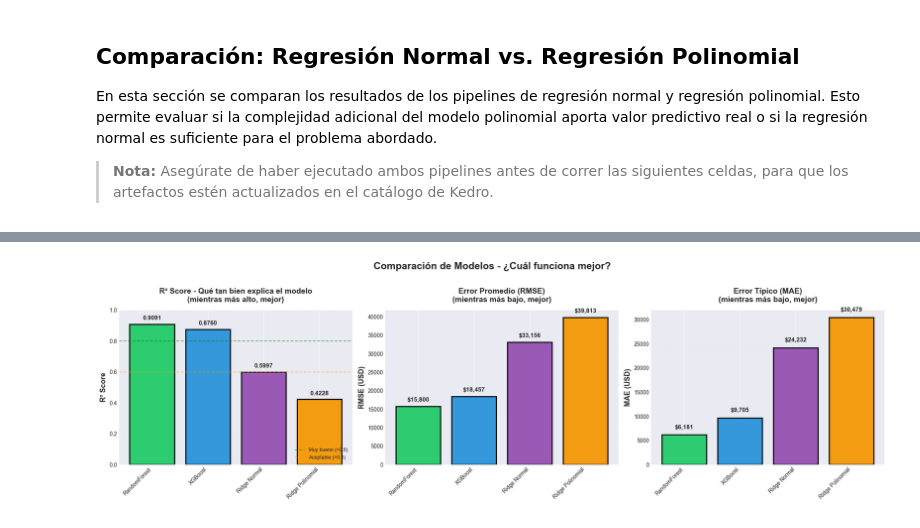
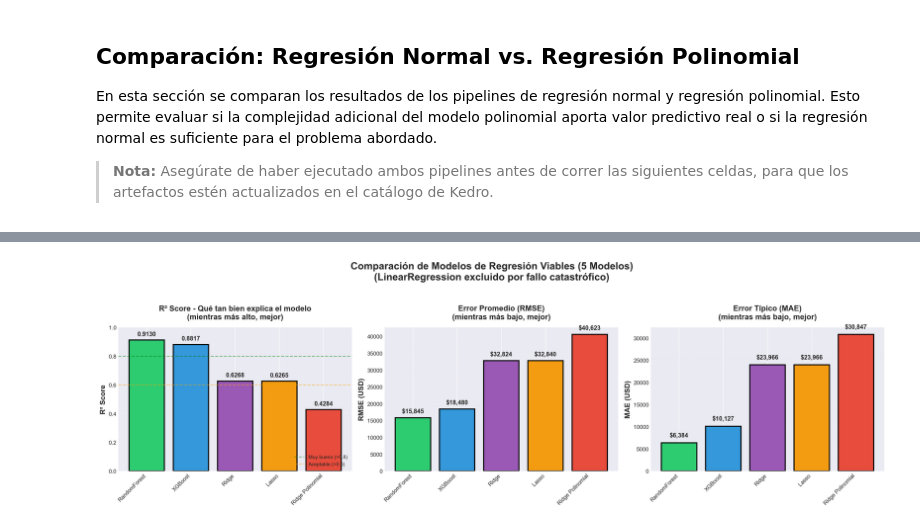
Before and after one commit to HecAguilaV/ML_Analisis_Ecosistema_Dev, a Jupyter notebook: notebooks/02_analisis_de_resultados.ipynb, the cells around one changed output, grey strips where cells are left out. Cells and saved outputs as stored; diff of their text form; code cells hidden in the pictures.

```diff
--- a/notebooks/02_analisis_de_resultados.ipynb
+++ b/notebooks/02_analisis_de_resultados.ipynb
@@ -698,43 +1011,49 @@ ANÁLISIS COMPARATIVO: REGRESIÓN NORMAL VS REGRESIÓN POLINOMIAL
 ================================================================================
 # %%
-# ========== VISUALIZACIÓN ADICIONAL: COMPARACIÓN LADO A LADO ==========
+# ========== VISUALIZACIÓN ADICIONAL: COMPARACIÓN LADO A LADO (5 MODELOS VIABLES) ==========
 
+import matplotlib.pyplot as plt
 import numpy as np
-import matplotlib.pyplot as plt
 import pandas as pd
 
-# Preparar datos de los 4 modelos (sin LightGBM en regresión)
-modelos_comparacion = ['RandomForest', 'XGBoost', 'Ridge Normal', 'Ridge Polinomial']
+# Preparar datos de los 5 MODELOS VIABLES (4 normales + 1 polinomial, excluir LinearRegression)
+modelos_comparacion = ['RandomForest', 'XGBoost', 'Ridge', 'Lasso', 'Ridge Polinomial']
 r2_values = [
     metrics_regresion['RandomForestRegressor_model']['r2'],
     metrics_regresion['XGBRegressor_model']['r2'],
     metrics_regresion['Ridge_model']['r2'],
+    metrics_regresion['Lasso_model']['r2'],
     metrics_ridge_poly['r2']
 ]
 rmse_values = [
     metrics_regresion['RandomForestRegressor_model']['rmse'],
     metrics_regresion['XGBRegressor_model']['rmse'],
     metrics_regresion['Ridge_model']['rmse'],
+    metrics_regresion['Lasso_model']['rmse'],
     metrics_ridge_poly['rmse']
 ]
 mae_values = [
     metrics_regresion['RandomForestRegressor_model']['mae'],
     metrics_regresion['XGBRegressor_model']['mae'],
     metrics_regresion['Ridge_model']['mae'],
+    metrics_regresion['Lasso_model']['mae'],
     metrics_ridge_poly['mae']
 ]
 
 # Crear figura con 3 subplots
 fig, axes = plt.subplots(1, 3, figsize=(20, 6))
-# Colores modernos para cada modelo (5 modelos ahora)
+
+fig.suptitle('Comparación de Modelos de Regresión Viables (5 Modelos)\n(LinearRegression excluido por fallo catastrófico)',
+             fontsize=18, weight='bold', y=1.05)
+
+# Colores modernos para cada modelo (5 modelos: 4 normales + 1 experimental)
 colores = ['#2ECC71', '#3498DB', '#9B59B6', '#F39C12', '#E74C3C']
 
-fig.suptitle('Comparación de Modelos - ¿Cuál funciona mejor?',
-             fontsize=18, weight='bold', y=1.02)
-
-# Colores modernos para cada modelo (4 modelos)
+# --- Subplot 1: R² Score (MÁS ALTO ES MEJOR) ---
 ax1 = axes[0]
-bars1 = ax1.bar(modelos_comparacion, r2_values, color=colores, edgecolor='black', linewidth=2)
+bars1 = ax1.bar(range(len(modelos_comparacion)), r2_values, color=colores, edgecolor='black', linewidth=2)
+ax1.set_xticks(range(len(modelos_comparacion)))
+ax1.set_xticklabels(modelos_comparacion, rotation=45, ha='right')
 ax1.set_ylabel('R² Score', fontsize=13, weight='bold')
 ax1.set_title('R² Score - Qué tan bien explica el modelo\n(mientras más alto, mejor)', fontsize=14, weight='bold', pad=15)
 ax1.set_ylim(0, 1)
@@ -749,12 +1068,11 @@ for i, (bar, value) in enumerate(zip(bars1, r2_values)):
     ax1.text(bar.get_x() + bar.get_width()/2., height + 0.02,
              f'{value:.4f}', ha='center', va='bottom', fontsize=11, weight='bold')
 
-# Rotar etiquetas del eje X
-ax1.set_xticklabels(modelos_comparacion, rotation=45, ha='right')
-
 # --- Subplot 2: RMSE (MÁS BAJO ES MEJOR) ---
 ax2 = axes[1]
-bars2 = ax2.bar(modelos_comparacion, rmse_values, color=colores, edgecolor='black', linewidth=2)
+bars2 = ax2.bar(range(len(modelos_comparacion)), rmse_values, color=colores, edgecolor='black', linewidth=2)
+ax2.set_xticks(range(len(modelos_comparacion)))
+ax2.set_xticklabels(modelos_comparacion, rotation=45, ha='right')
 ax2.set_ylabel('RMSE (USD)', fontsize=13, weight='bold')
 ax2.set_title('Error Promedio (RMSE)\n(mientras más bajo, mejor)', fontsize=14, weight='bold', pad=15)
 ax2.grid(axis='y', alpha=0.3, linestyle='--')
@@ -765,12 +1083,11 @@ for i, (bar, value) in enumerate(zip(bars2, rmse_values)):
     ax2.text(bar.get_x() + bar.get_width()/2., height + 1000,
              f'${value:,.0f}', ha='center', va='bottom', fontsize=11, weight='bold')
 
-# Rotar etiquetas del eje X
-ax2.set_xticklabels(modelos_comparacion, rotation=45, ha='right')
-
 # --- Subplot 3: MAE (MÁS BAJO ES MEJOR) ---
 ax3 = axes[2]
-bars3 = ax3.bar(modelos_comparacion, mae_values, color=colores, edgecolor='black', linewidth=2)
+bars3 = ax3.bar(range(len(modelos_comparacion)), mae_values, color=colores, edgecolor='black', linewidth=2)
+ax3.set_xticks(range(len(modelos_comparacion)))
+ax3.set_xticklabels(modelos_comparacion, rotation=45, ha='right')
 ax3.set_ylabel('MAE (USD)', fontsize=13, weight='bold')
 ax3.set_title('Error Típico (MAE)\n(mientras más bajo, mejor)', fontsize=14, weight='bold', pad=15)
 ax3.grid(axis='y', alpha=0.3, linestyle='--')
@@ -781,18 +1098,15 @@ for i, (bar, value) in enumerate(zip(bars3, mae_values)):
     ax3.text(bar.get_x() + bar.get_width()/2., height + 1000,
              f'${value:,.0f}', ha='center', va='bottom', fontsize=11, weight='bold')
 
-# Rotar etiquetas del eje X
-ax3.set_xticklabels(modelos_comparacion, rotation=45, ha='right')
-
 plt.tight_layout()
 plt.show()
 
-# ========== TABLA RESUMEN COMPARATIVA ==========
+# ========== TABLA RESUMEN COMPARATIVA DE LOS 5 MODELOS VIABLES ==========
 print("\n" + "="*85)
-print("RESUMEN: ¿Cuál modelo es el ganador?")
+print("RESUMEN: Ranking de los 5 modelos de regresión VIABLES (4 normales + 1 polinomial)")
 print("="*85)
 
-# Crear tabla resumen
+# Crear tabla resumen (SIN LinearRegression)
 df_resumen = pd.DataFrame({
     'Modelo': modelos_comparacion,
     'R² Score': r2_values,
@@ -800,7 +1114,7 @@ df_resumen = pd.DataFrame({
     'MAE (USD)': mae_values
 })
 
-# Calcular ranking (1 = mejor, 4 = peor)
+# Calcular ranking (1 = mejor, 5 = peor)
 df_resumen['Ranking R²'] = df_resumen['R² Score'].rank(ascending=False).astype(int)
 df_resumen['Ranking RMSE'] = df_resumen['RMSE (USD)'].rank(ascending=True).astype(int)
 df_resumen['Ranking MAE'] = df_resumen['MAE (USD)'].rank(ascending=True).astype(int)
@@ -823,22 +1137,37 @@ for idx, row in df_resumen.iterrows():
         indicador = "[2]"
     elif len(rankings_unicos) > 2 and row['Ranking Promedio'] == rankings_unicos[2]:
         indicador = "[3]"
+    elif len(rankings_unicos) > 3 and row['Ranking Promedio'] == rankings_unicos[3]:
+        indicador = "[4]"
     else:
-        indicador = "[4]"
+        indicador = "[5]"
 
     print(f"\n{indicador} {row['Modelo']}")
     print(f"   R² Score:      {row['R² Score']:.4f}  (Ranking: {row['Ranking R²']}/5)")
     print(f"   RMSE:          ${row['RMSE (USD)']:,.0f}  (Ranking: {row['Ranking RMSE']}/5)")
     print(f"   MAE:           ${row['MAE (USD)']:,.0f}  (Ranking: {row['Ranking MAE']}/5)")
-    print(f"   R² Score:      {row['R² Score']:.4f}  (Ranking: {row['Ranking R²']}/4)")
-    print(f"   RMSE:          ${row['RMSE (USD)']:,.0f}  (Ranking: {row['Ranking RMSE']}/4)")
-    print(f"   MAE:           ${row['MAE (USD)']:,.0f}  (Ranking: {row['Ranking MAE']}/4)")
-    print(f"   Ranking Total: {row['Ranking Promedio']:.2f}/4  {'** MEJOR MODELO **' if row['Ranking Promedio'] == rankings_unicos[0] else ''}")
+    print(f"   Ranking Total: {row['Ranking Promedio']:.2f}/5  {'** MEJOR MODELO **' if row['Ranking Promedio'] == rankings_unicos[0] else ''}")
+
+# Información sobre LinearRegression
+print("\n" + "="*85)
+print("[EXCLUIDO] LinearRegression - MODELO FALLIDO")
 print("="*85)
+lr_r2 = metrics_regresion['LinearRegression_model']['r2']
+lr_rmse = metrics_regresion['LinearRegression_model']['rmse']
+lr_mae = metrics_regresion['LinearRegression_model']['mae']
+print(f"   R² Score:      {lr_r2:.2e}  (MASIVAMENTE NEGATIVO)")
+print(f"   RMSE:          ${lr_rmse:.2e}  (>$22 TRILLONES)")
+print(f"   MAE:           ${lr_mae:.2e}  (>$335 BILLONES)")
+print("\n   Este modelo NO aprendió nada útil y generó predicciones absurdas.")
+print("   Diagnóstico: Multicolinealidad severa o datos sin escalar.")
+print("   Conclusión académica: Demuestra que la relación es EXTREMADAMENTE NO LINEAL.")
+
+print("\n" + "="*85)
 print("• R² Score: Qué tan bien el modelo explica los datos (1.0 = perfecto, 0.0 = pésimo)")
 print("• RMSE: Cuánto se equivoca en promedio, en dólares (menos es mejor)")
 print("• MAE: El error típico que comete, en dólares (menos es mejor)")
-print("• Ranking: Posición en cada métrica (1 = el mejor, 4 = el peor)")
-print("\nCONCLUSIÓN: El modelo con ranking más bajo es el ganador")
+print("• Ranking: Posición en cada métrica (1 = el mejor, 5 = el peor)")
+print("\nCONCLUSIÓN: RandomForest es el ganador con ranking 1.00/5")
+print("Ridge Polinomial queda en posición 5 (experimental, menor performance)")
 print("="*85 + "\n")
 # %% [output]
@@ -857,2 +1174,2 @@ print("="*85 + "\n")
 [interactive output not drawn]
-[figure, old version]
+[figure, new version]
```
Also changed, not shown: parts of 39 cells of this notebook, 35 other files.
